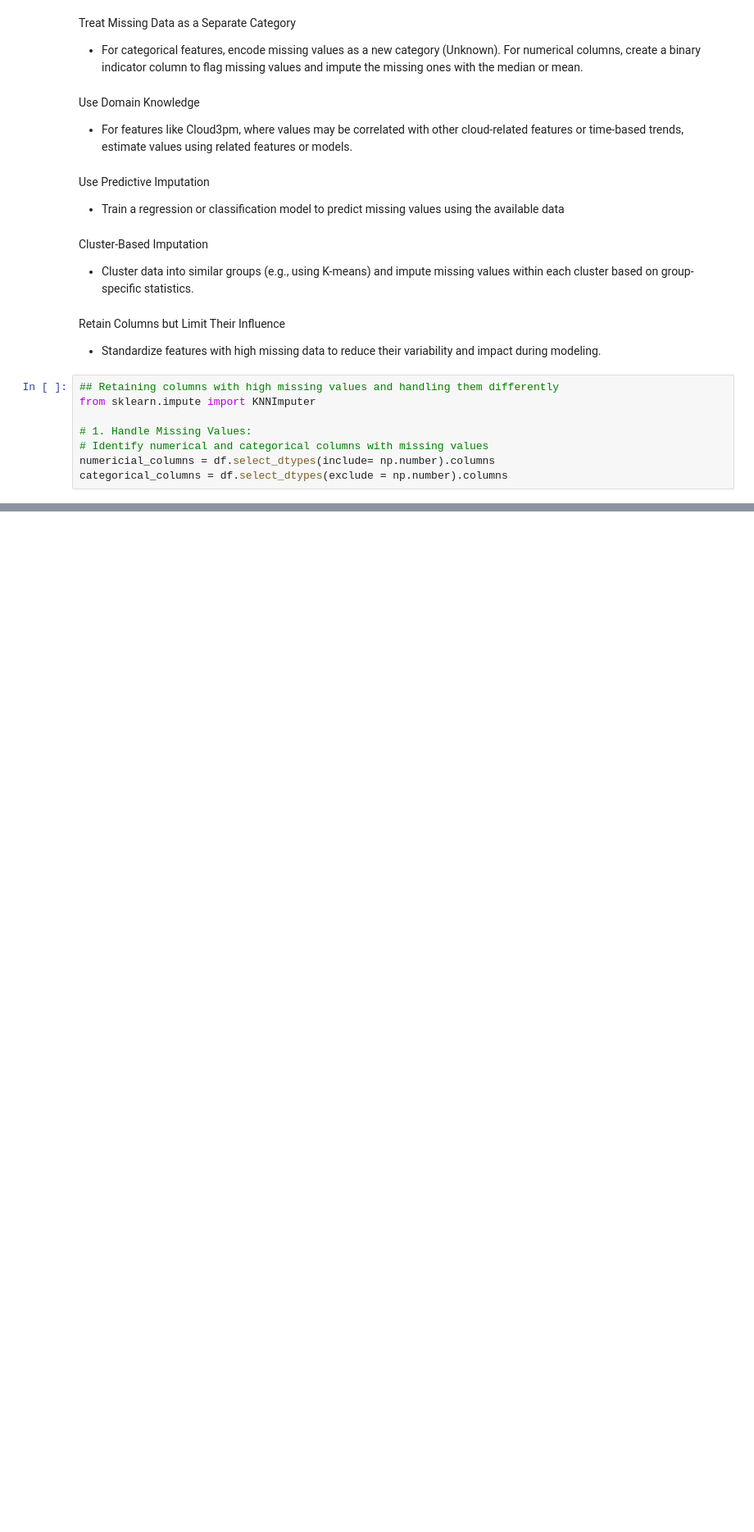
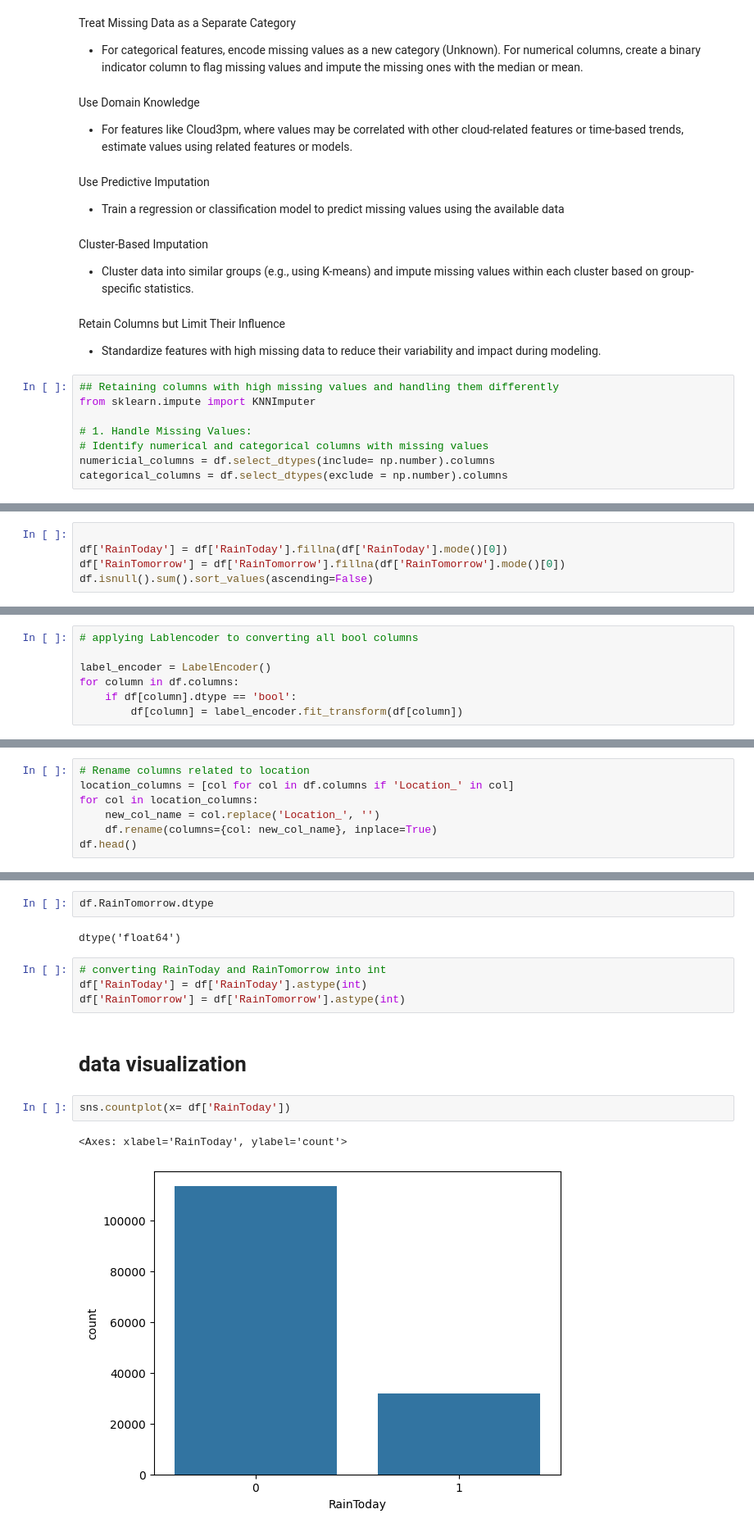
Before and after one commit to vinodvicki/Weather_prediction-, a Jupyter notebook: Rain_Prediction.ipynb, the cells around one changed output, grey strips where cells are left out. Shown: that part at 82% size. Drawn from its saved outputs; the diff is of its cells as text; blank space fills up the shorter version.

```diff
--- a/Rain_Prediction.ipynb
+++ b/Rain_Prediction.ipynb
@@ -226,0 +258,5 @@ df = pd.get_dummies(df, columns=['Location', 'WindGustDir', 'WindDir9am', 'WindD
+# %%
+
+df['RainToday'] = df['RainToday'].fillna(df['RainToday'].mode()[0])
+df['RainTomorrow'] = df['RainTomorrow'].fillna(df['RainTomorrow'].mode()[0])
+df.isnull().sum().sort_values(ascending=False)
@@ -226,0 +287,7 @@ df = pd.get_dummies(df, columns=['Location', 'WindGustDir', 'WindDir9am', 'WindD
+# %%
+# applying Lablencoder to converting all bool columns
+
+label_encoder = LabelEncoder()
+for column in df.columns:
+    if df[column].dtype == 'bool':
+        df[column] = label_encoder.fit_transform(df[column])
@@ -226,0 +313,7 @@ df = pd.get_dummies(df, columns=['Location', 'WindGustDir', 'WindDir9am', 'WindD
+# %%
+# Rename columns related to location
+location_columns = [col for col in df.columns if 'Location_' in col]
+for col in location_columns:
+    new_col_name = col.replace('Location_', '')
+    df.rename(columns={col: new_col_name}, inplace=True)
+df.head()
@@ -226,0 +327,15 @@ df = pd.get_dummies(df, columns=['Location', 'WindGustDir', 'WindDir9am', 'WindD
+# %%
+df.RainTomorrow.dtype
+# %% [output]
+dtype('float64')
+# %%
+# converting RainToday and RainTomorrow into int
+df['RainToday'] = df['RainToday'].astype(int)
+df['RainTomorrow'] = df['RainTomorrow'].astype(int)
+# %% [markdown]
+# data visualization
+# %%
+sns.countplot(x= df['RainToday'])
+# %% [output]
+<Axes: xlabel='RainToday', ylabel='count'>
+[figure, added]
```
Also changed, not shown: parts of 17 cells of this notebook.
